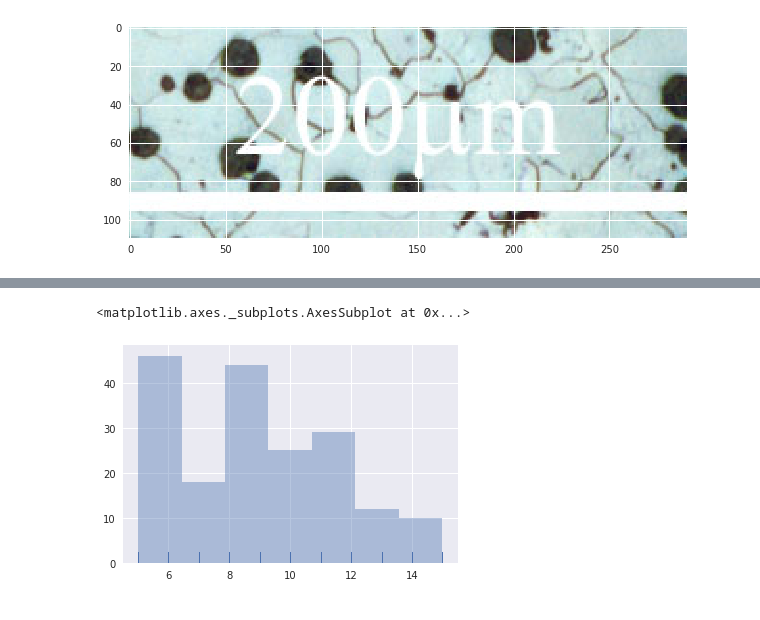
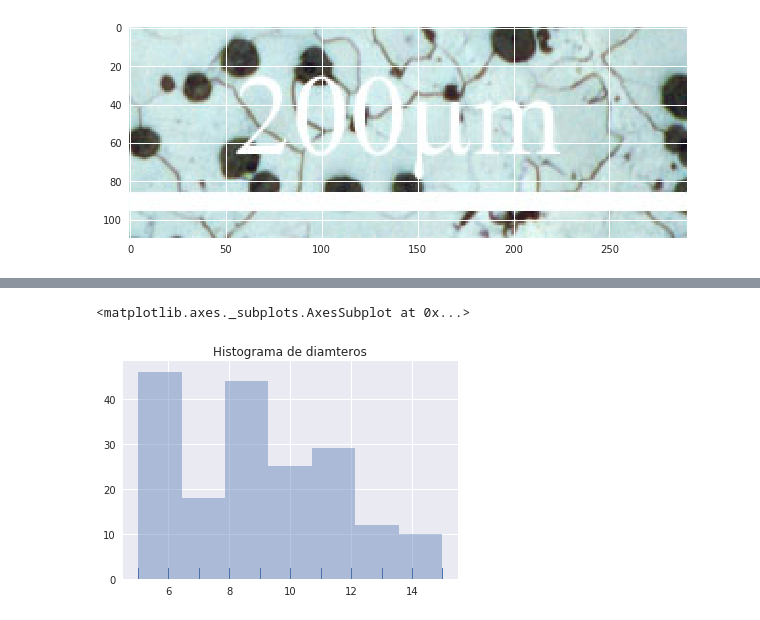
Before and after one commit to lrmahecha/Herramientas-Computacionales-IMEC3602, a Jupyter notebook: 06_taller05/granulometria.ipynb, the cells around one changed output, grey strips where cells are left out. Cells and saved outputs as stored; diff of their text form; code cells hidden in the pictures.

```diff
--- a/06_taller05/granulometria.ipynb
+++ b/06_taller05/granulometria.ipynb
@@ -218,5 +262,6 @@ sns.distplot(Diametro)
 # %%
+plt.title("Histograma de diamteros")
 sns.distplot(radii, kde=False, rug=True)
 # %% [output]
 <matplotlib.axes._subplots.AxesSubplot at 0x...>
-[figure, old version]
+[figure, new version]
```
Also changed, not shown: parts of 20 cells of this notebook.
